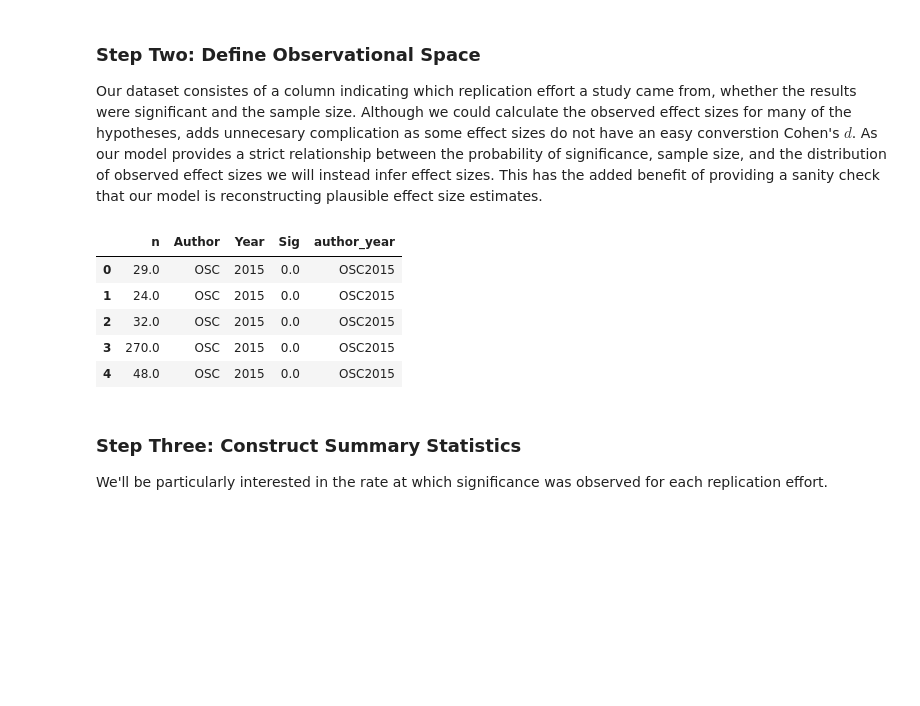
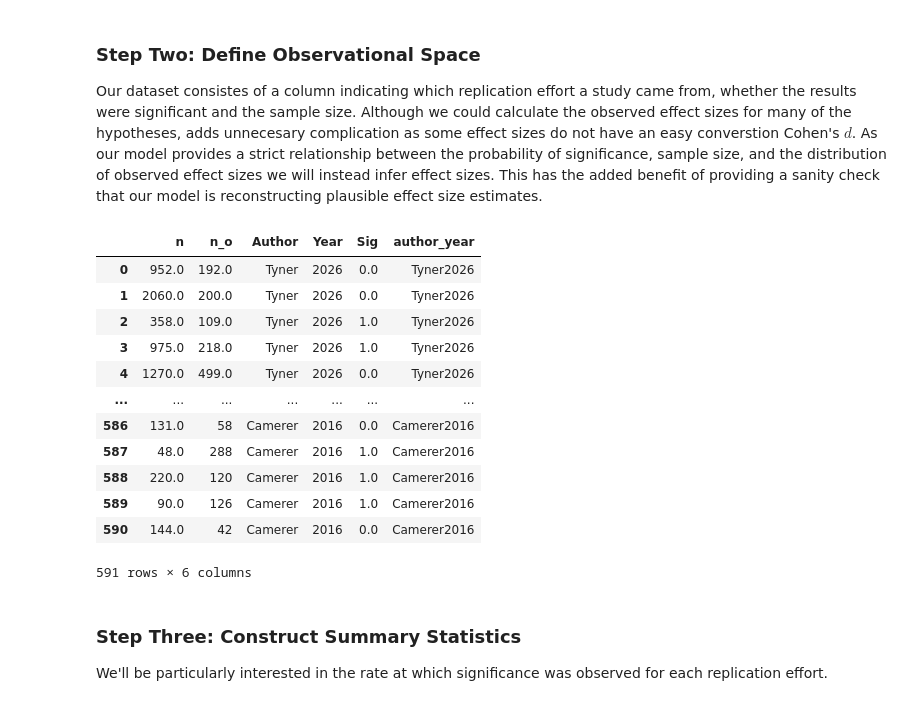
Before and after one commit to josephbb/FalsePositivesReplicationCrisis, a Jupyter notebook: RepEfforts.ipynb, the cells around one changed output. Saved outputs shown, nothing was run; the diff lists cells and outputs as text; code cells hidden in the pictures; blank space fills up the shorter version.

Commit message:
adding tyner

```diff
--- a/RepEfforts.ipynb
+++ b/RepEfforts.ipynb
@@ -295,21 +404,31 @@ Our dataset consistes of a column indicating which replication effort a study ca
 # %%
 import glob
 
 # Load Data
 dfs = []
 for file in glob.glob("./output/generated/*.csv"):
     dfs.append(pd.read_csv(file))
 
 df = pd.concat(dfs, ignore_index=True).drop(columns=["Unnamed: 0"])
 df["author_year"] = df["Author"] + df["Year"].astype("str")
 df.head()
+df.to_csv("./output/combined.csv")
+
+df
 # %% [output]
-|  | n | Author | Year | Sig | author_year |
-| 0 | 29.0 | OSC | 2015 | 0.0 | OSC2015 |
-| 1 | 24.0 | OSC | 2015 | 0.0 | OSC2015 |
-| 2 | 32.0 | OSC | 2015 | 0.0 | OSC2015 |
-| 3 | 270.0 | OSC | 2015 | 0.0 | OSC2015 |
-| 4 | 48.0 | OSC | 2015 | 0.0 | OSC2015 |
+|  | n | n_o | Author | Year | Sig | author_year |
+| 0 | 952.0 | 192.0 | Tyner | 2026 | 0.0 | Tyner2026 |
+| 1 | 2060.0 | 200.0 | Tyner | 2026 | 0.0 | Tyner2026 |
+| 2 | 358.0 | 109.0 | Tyner | 2026 | 1.0 | Tyner2026 |
+| 3 | 975.0 | 218.0 | Tyner | 2026 | 1.0 | Tyner2026 |
+| 4 | 1270.0 | 499.0 | Tyner | 2026 | 0.0 | Tyner2026 |
+| ... | ... | ... | ... | ... | ... | ... |
+| 586 | 131.0 | 58 | Camerer | 2016 | 0.0 | Camerer2016 |
+| 587 | 48.0 | 288 | Camerer | 2016 | 1.0 | Camerer2016 |
+| 588 | 220.0 | 120 | Camerer | 2016 | 1.0 | Camerer2016 |
+| 589 | 90.0 | 126 | Camerer | 2016 | 1.0 | Camerer2016 |
+| 590 | 144.0 | 42 | Camerer | 2016 | 0.0 | Camerer2016 |
+591 rows × 6 columns
 # %% [markdown]
 ### Step Three: Construct Summary Statistics
 We'll be particularly interested in the rate at which significance was observed for each replication effort.
```
Also changed, not shown: parts of 53 cells of this notebook, 14 other files.
